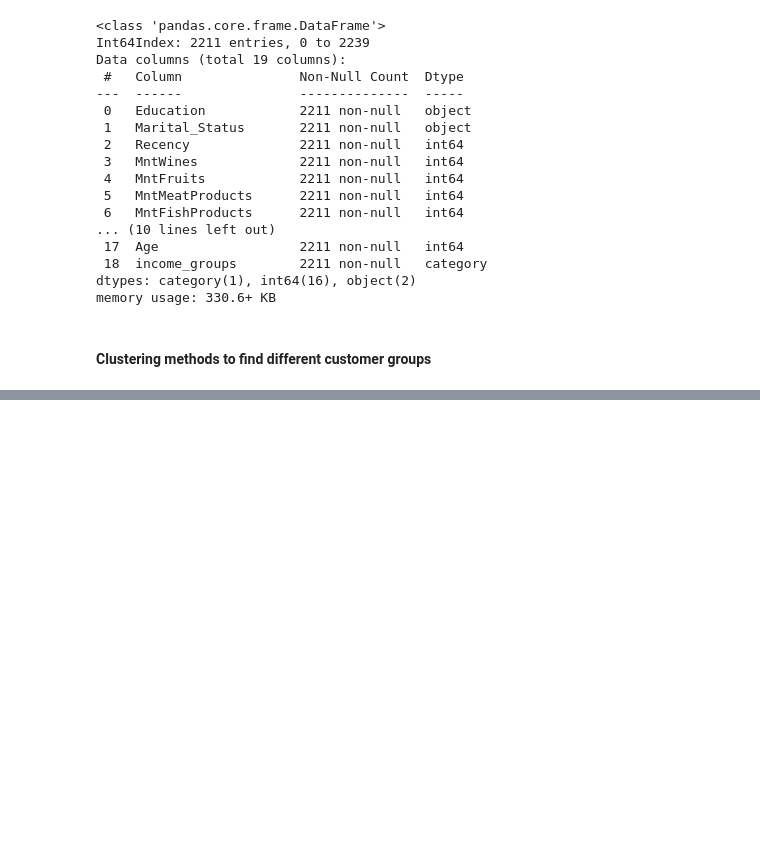
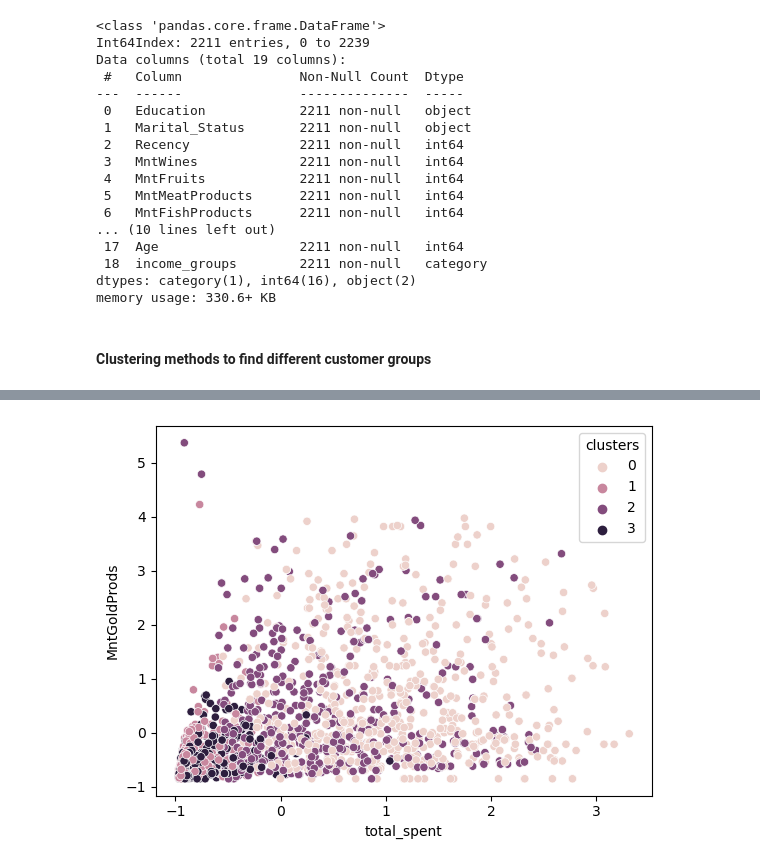
Before and after one commit to tamaricki/Projects, a Jupyter notebook: Customer_analysis_clustering.ipynb, the cells around one changed output, grey strips where cells are left out. Drawn from its saved outputs; the diff is of its cells as text; code cells hidden in the pictures; blank space fills up the shorter version.

```diff
--- a/Customer_analysis_clustering.ipynb
+++ b/Customer_analysis_clustering.ipynb
@@ -335,0 +365,9 @@ cats.tail()
+# %%
+k4 = KMeans(n_clusters=4)
+k4.fit(data)
+data['clusters'] = k4.labels_
+# %%
+sns.scatterplot(data=data, x='total_spent', y='MntGoldProds', hue='clusters')
+plt.show()
+# %% [output]
+[figure, added]
```
Also changed, not shown: parts of 10 cells of this notebook.
